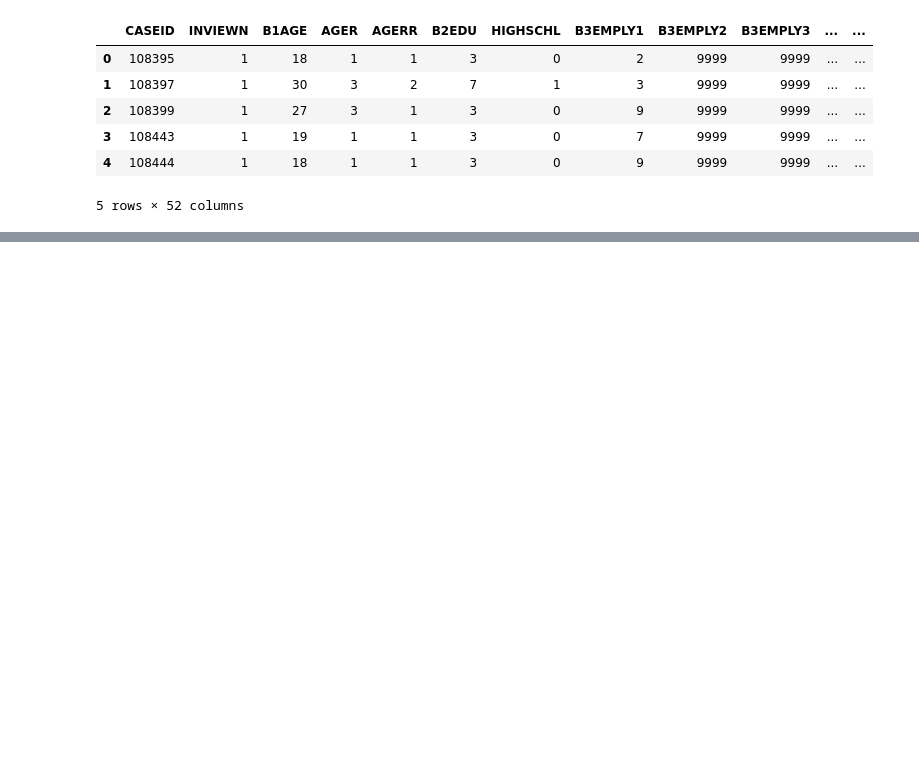
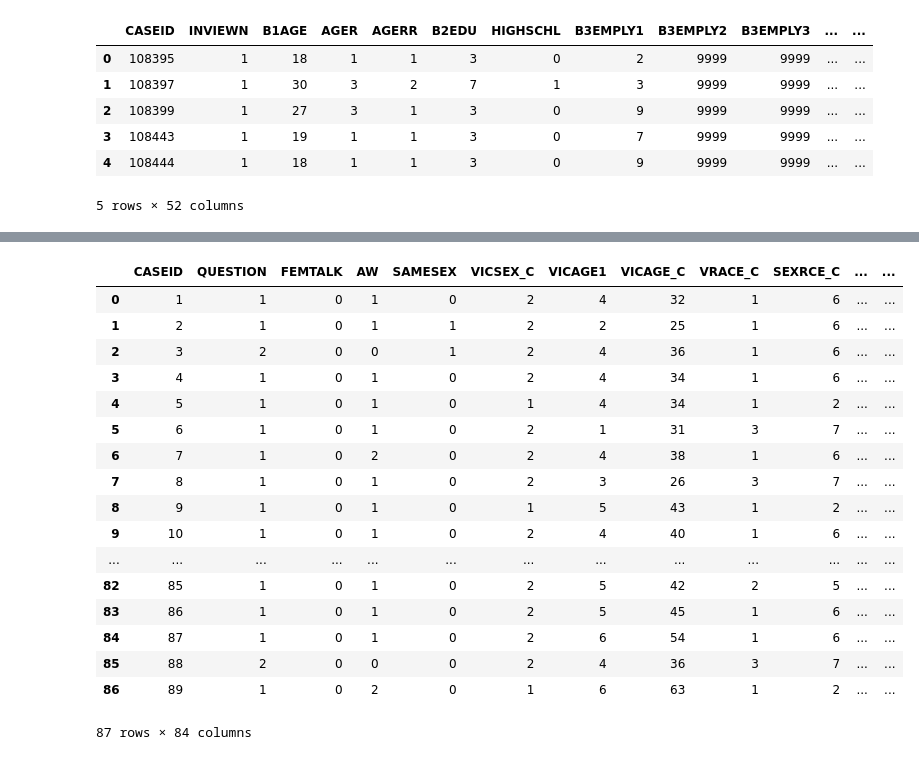
Before and after one commit to codeup-capstone-one/domestic-violence, a Jupyter notebook: jesse_dvproject.ipynb, the cells around one changed output, grey strips where cells are left out. Drawn from its saved outputs; the diff is of its cells as text; code cells hidden in the pictures; blank space fills up the shorter version.

Commit message:
Added new data

```diff
--- a/jesse_dvproject.ipynb
+++ b/jesse_dvproject.ipynb
@@ -188,0 +234,9 @@ dfn.to_csv("data/1st_half.csv", index=False)
+# %%
+# df9 & 10 are cases of AW (Abused Woman)
+df9 = acquire.read_data('data09.csv')
+df10 = acquire.read_data('data10.csv')
+
+# df 13, 14 & 15 are cases of HOMICIDE
+df13 = acquire.read_data('data13.csv')
+df14 = acquire.read_data('data14.csv')
+df15 = acquire.read_data('data15.csv')
@@ -188,0 +543,21 @@ dfn.to_csv("data/1st_half.csv", index=False)
+# %%
+df13
+# %% [output]
+|  | CASEID | QUESTION | FEMTALK | AW | SAMESEX | VICSEX_C | VICAGE1 | VICAGE_C | VRACE_C | SEXRCE_C | ... | ... |
+| 0 | 1 | 1 | 0 | 1 | 0 | 2 | 4 | 32 | 1 | 6 | ... | ... |
+| 1 | 2 | 1 | 0 | 1 | 1 | 2 | 2 | 25 | 1 | 6 | ... | ... |
+| 2 | 3 | 2 | 0 | 0 | 1 | 2 | 4 | 36 | 1 | 6 | ... | ... |
+| 3 | 4 | 1 | 0 | 1 | 0 | 2 | 4 | 34 | 1 | 6 | ... | ... |
+| 4 | 5 | 1 | 0 | 1 | 0 | 1 | 4 | 34 | 1 | 2 | ... | ... |
+| 5 | 6 | 1 | 0 | 1 | 0 | 2 | 1 | 31 | 3 | 7 | ... | ... |
+| 6 | 7 | 1 | 0 | 2 | 0 | 2 | 4 | 38 | 1 | 6 | ... | ... |
+| 7 | 8 | 1 | 0 | 1 | 0 | 2 | 3 | 26 | 3 | 7 | ... | ... |
+| 8 | 9 | 1 | 0 | 1 | 0 | 1 | 5 | 43 | 1 | 2 | ... | ... |
+| 9 | 10 | 1 | 0 | 1 | 0 | 2 | 4 | 40 | 1 | 6 | ... | ... |
+| ... | ... | ... | ... | ... | ... | ... | ... | ... | ... | ... | ... | ... |
+| 82 | 85 | 1 | 0 | 1 | 0 | 2 | 5 | 42 | 2 | 5 | ... | ... |
+| 83 | 86 | 1 | 0 | 1 | 0 | 2 | 5 | 45 | 1 | 6 | ... | ... |
+| 84 | 87 | 1 | 0 | 1 | 0 | 2 | 6 | 54 | 1 | 6 | ... | ... |
+| 85 | 88 | 2 | 0 | 0 | 0 | 2 | 4 | 36 | 3 | 7 | ... | ... |
+| 86 | 89 | 1 | 0 | 2 | 0 | 1 | 6 | 63 | 1 | 2 | ... | ... |
+87 rows × 84 columns
```
Also changed, not shown: parts of 53 cells of this notebook.
